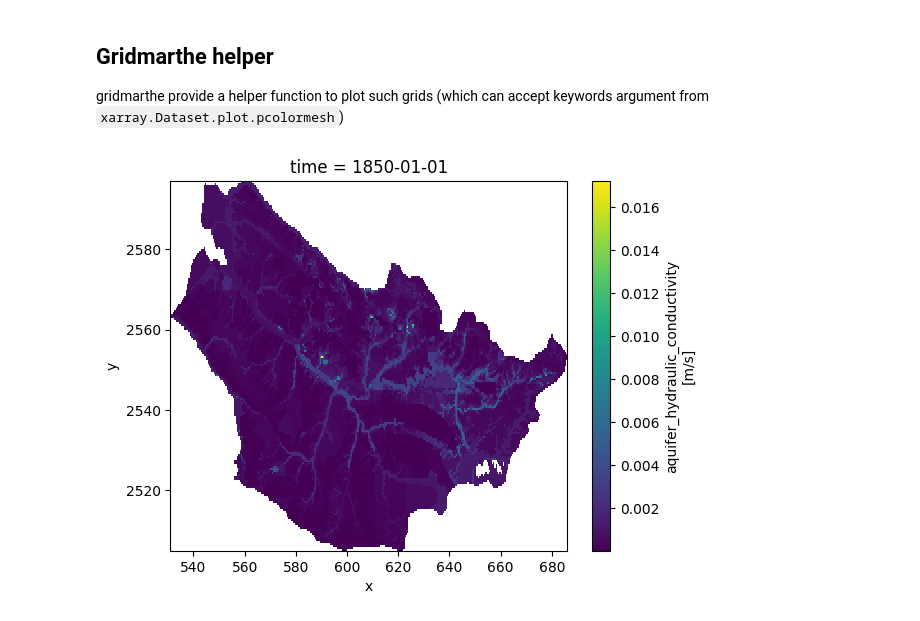
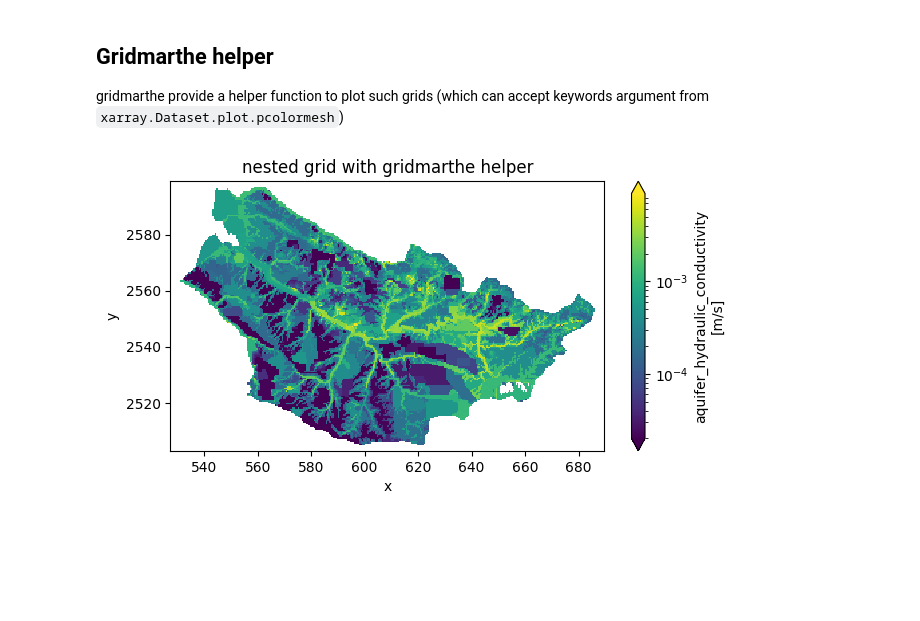
Before and after one commit to manlaya/gridmarthe, a Jupyter notebook: docs/source/user_guide/example/gigogne.ipynb, the cells around one changed output. Saved outputs shown, nothing was run; the diff lists cells and outputs as text; code cells hidden in the pictures; blank space fills up the shorter version.

```diff
--- a/docs/source/user_guide/example/gigogne.ipynb
+++ b/docs/source/user_guide/example/gigogne.ipynb
@@ -32,8 +36,10 @@ plt.show()
 ## Gridmarthe helper
 
 gridmarthe provide a helper function to plot such grids (which can accept keywords argument from `xarray.Dataset.plot.pcolormesh`)
-# %%
-gm.plot_nested_grid(ds2d, varname='permeab')
-plt.show()
-# %% [output]
-[figure, removed]
+# %%
+fig, ax = plt.subplots(figsize=(7,3.5))
+gm.plot_nested_grid(ds2d, varname='permeab', ax=ax, norm=cm.LogNorm())
+ax.set_title('nested grid with gridmarthe helper')
+plt.show()
+# %% [output]
+[figure, added]
```
Also changed, not shown: parts of 3 cells of this notebook, 3 other files.
